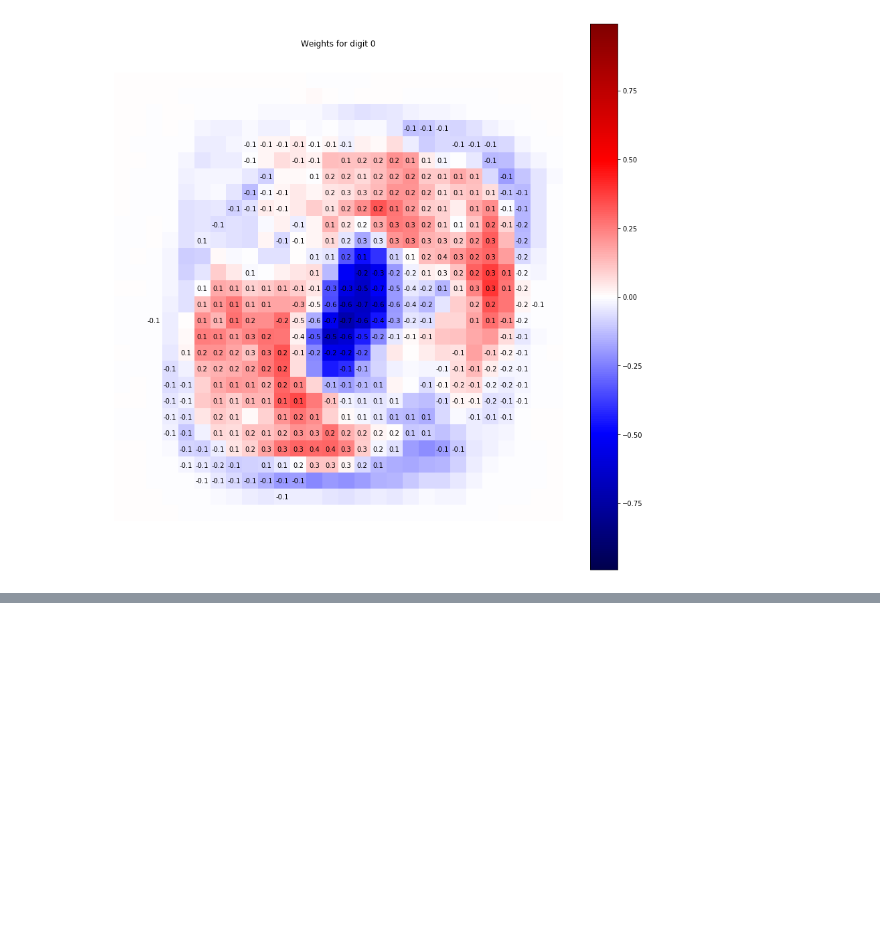
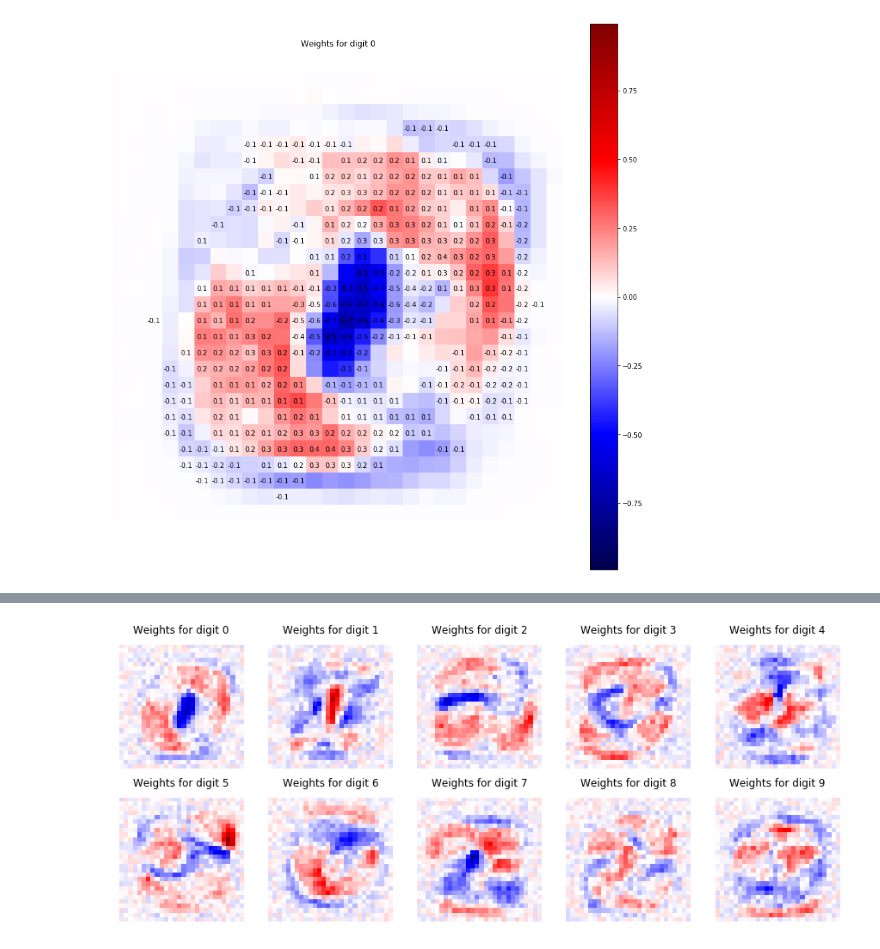
Before and after one commit to RegisC/JupyterNotebooks, a Jupyter notebook: MachineLearning/TensorFlow - Linear MNIST.ipynb, the cells around one changed output, grey strips where cells are left out. Cells and saved outputs as stored; diff of their text form; code cells hidden in the pictures; blank space fills up the shorter version.

```diff
--- a/MachineLearning/TensorFlow - Linear MNIST.ipynb
+++ b/MachineLearning/TensorFlow - Linear MNIST.ipynb
@@ -215,0 +266,14 @@ ax.axis('off');
+# %%
+weights = layer.get_weights()[0]
+ROWS, COLS = 2, 5
+fig, axes = plt.subplots(nrows=ROWS, ncols=COLS, figsize=(15, 6)) # image size is in inches
+abs_max = max(abs(weights.min()), abs(weights.max()))
+for i in range(ROWS):
+    for j in range(COLS):
+        index = i*COLS + j
+        w = weights[:, index].reshape(28,28)
+        img = axes[i, j].matshow(w, cmap='seismic', vmin=-abs_max, vmax=abs_max)
+        axes[i, j].axis('off')
+        axes[i, j].set_title(f'Weights for digit {index}')
+# %% [output]
+[figure, added]
```
Also changed, not shown: parts of 14 cells of this notebook, 1 other file.
